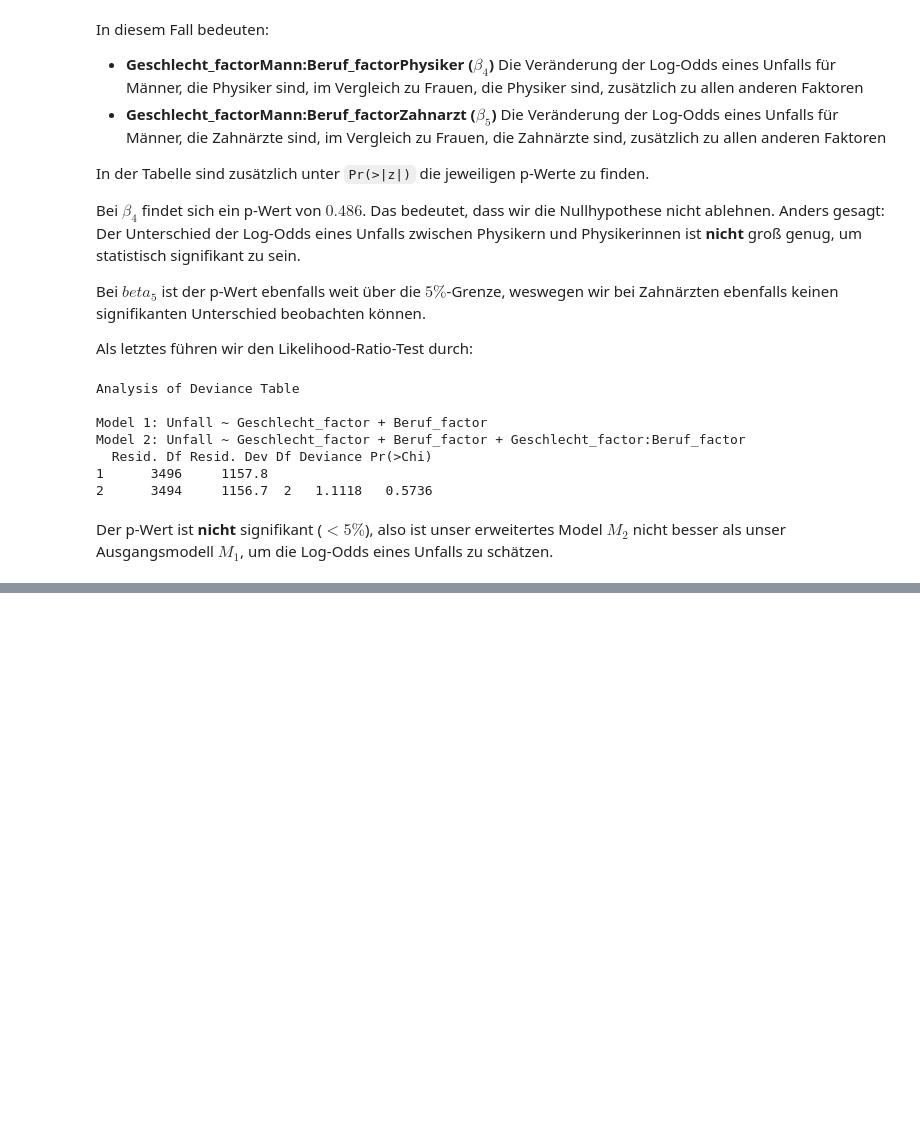
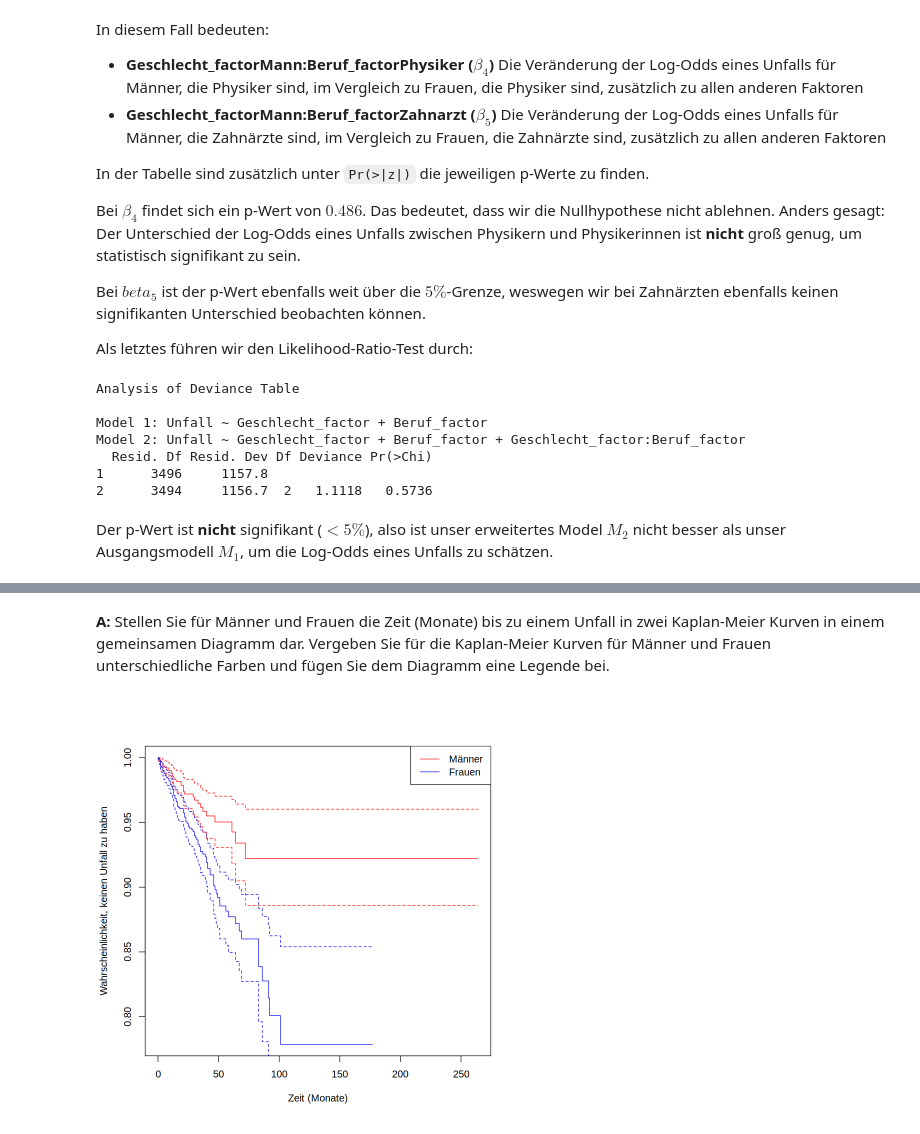
Before and after one commit to mathiashusted/Statistics2, a Jupyter notebook: Uebung 4/Uebung 4.ipynb, the cells around one changed output, grey strips where cells are left out. Cells and saved outputs as stored; diff of their text form; code cells hidden in the pictures; blank space fills up the shorter version.

```diff
--- a/Uebung 4/Uebung 4.ipynb
+++ b/Uebung 4/Uebung 4.ipynb
@@ -146,0 +285,3 @@ Der p-Wert ist **nicht** signifikant ($<5\%$), also ist unser erweitertes Model
+# %%
+zeitbisunfall <- read.csv(file="ZeitBisUnfall.txt", sep=" ")
+head(zeitbisunfall)
@@ -146,0 +298,23 @@ Der p-Wert ist **nicht** signifikant ($<5\%$), also ist unser erweitertes Model
+# %% [markdown]
+**A:** Stellen Sie für Männer und Frauen die Zeit (Monate) bis zu einem Unfall in zwei Kaplan-Meier Kurven in einem gemeinsamen Diagramm dar.
+Vergeben Sie für die Kaplan-Meier Kurven für Männer und Frauen unterschiedliche Farben und fügen Sie dem Diagramm eine Legende bei.
+# %%
+zbu_male <- zeitbisunfall[zeitbisunfall$Geschlecht == "Mann", ]
+zbu_female <- zeitbisunfall[zeitbisunfall$Geschlecht == "Frau", ]
+
+km_plot_m <- survfit(Surv(Zeit, Unfall) ~ 1, data=zbu_male)
+km_plot_f <- survfit(Surv(Zeit, Unfall) ~ 1, data=zbu_female)
+
+ylim <- min(min(km_plot_m$surv), min(km_plot_f$surv))
+
+plot(km_plot_m, xlab = "Zeit (Monate)", col="red", ylab = "Wahrscheinlichkeit, keinen Unfall zu haben", lty=1, ylim=c(ylim, 1))
+lines(km_plot_f, lty=1, col="blue")
+
+legend("topright",
+       c("Männer", "Frauen"),
+       lty = 1,
+       col = c("red", "blue"),
+       box.lty = 1,
+       bty = "b")
+# %% [output]
+[figure, added]
```
Also changed, not shown: parts of 24 cells of this notebook, 1 other file.
